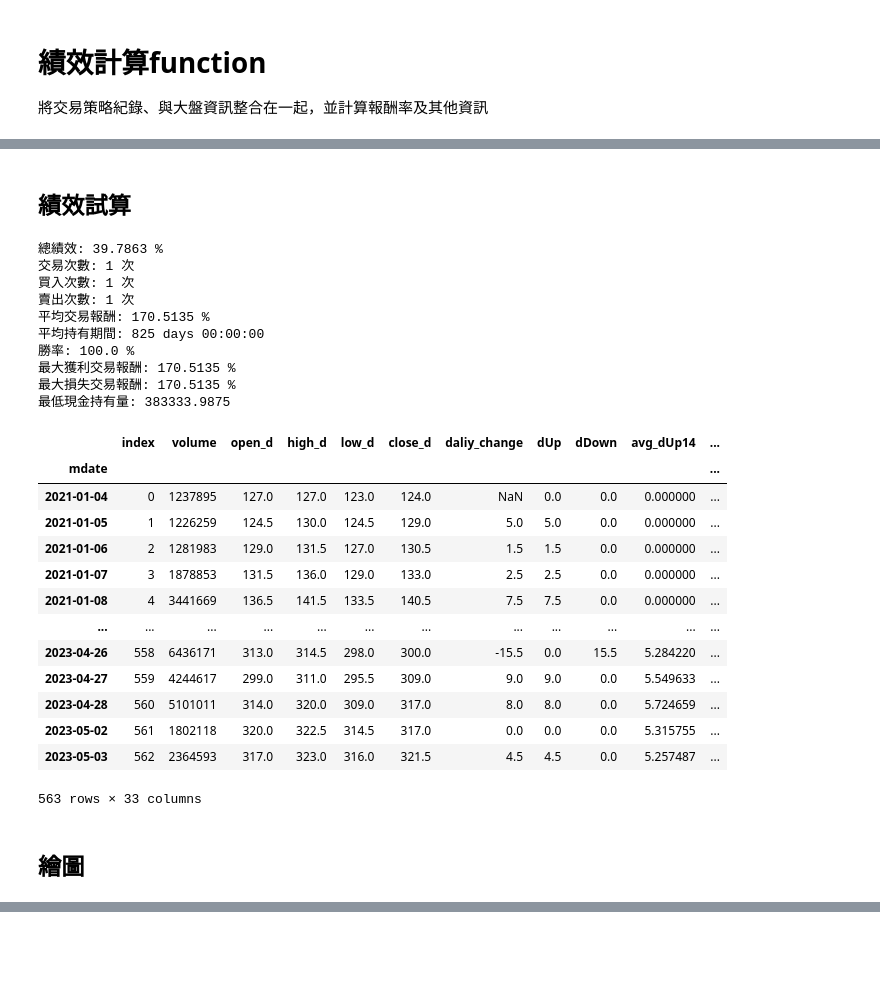
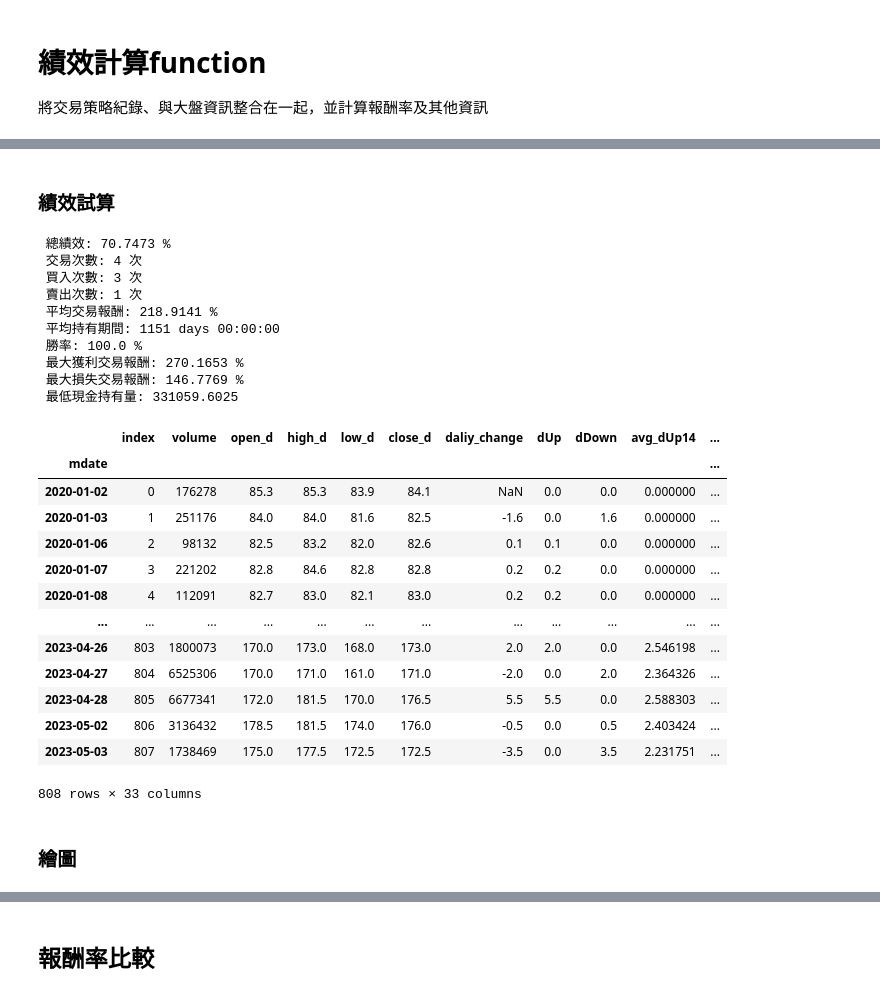
Before and after one commit to zying0113/-Quantitative_Investment_Analysis, a Jupyter notebook: Investment.ipynb, the cells around one changed output, grey strips where cells are left out. Saved outputs shown, nothing was run; the diff lists cells and outputs as text; code cells hidden in the pictures; blank space fills up the shorter version.

```diff
--- a/Investment.ipynb
+++ b/Investment.ipynb
@@ -1060,0 +880,3 @@ trade_book_ = trade_book_.loc[:, ['BuyOrSell', 'CashFlow', 'TradeUnit', 'Holding
+# %%
+trade_book = RSI_Strategy(principal , data)
+trade_book
@@ -1061,39 +899,40 @@ trade_book_ = trade_book_.loc[:, ['BuyOrSell', 'CashFlow', 'TradeUnit', 'Holding
+# %%
+trade_book_ = organ_tradebook(trade_book)
 # %% [markdown]
-## 績效試算
+### 績效試算
 # %%
-cash = principal
-data_ = performance_cal(data, trade_book_, market)
-num_output(data_)
+data_3 = performance_cal(principal, data, trade_book_, market)
+num_output(principal, data_3)
 # %% [output]
-總績效: 39.7863 %
-交易次數: 1 次
-買入次數: 1 次
-賣出次數: 1 次
-平均交易報酬: 170.5135 %
-平均持有期間: 825 days 00:00:00
-勝率: 100.0 %
-最大獲利交易報酬: 170.5135 %
-最大損失交易報酬: 170.5135 %
-最低現金持有量: 383333.9875
+ 總績效: 70.7473 %
+ 交易次數: 4 次
+ 買入次數: 3 次
+ 賣出次數: 1 次
+ 平均交易報酬: 218.9141 %
+ 平均持有期間: 1151 days 00:00:00
+ 勝率: 100.0 %
+ 最大獲利交易報酬: 270.1653 %
+ 最大損失交易報酬: 146.7769 %
+ 最低現金持有量: 331059.6025
-# %%
-data_
-# %% [output]
-|  | index | volume | open_d | high_d | low_d | close_d | daliy_change | dUp | dDown | avg_dUp14 | ... |
-| mdate |  |  |  |  |  |  |  |  |  |  | ... |
-| 2021-01-04 | 0 | 1237895 | 127.0 | 127.0 | 123.0 | 124.0 | NaN | 0.0 | 0.0 | 0.000000 | ... |
-| 2021-01-05 | 1 | 1226259 | 124.5 | 130.0 | 124.5 | 129.0 | 5.0 | 5.0 | 0.0 | 0.000000 | ... |
-| 2021-01-06 | 2 | 1281983 | 129.0 | 131.5 | 127.0 | 130.5 | 1.5 | 1.5 | 0.0 | 0.000000 | ... |
-| 2021-01-07 | 3 | 1878853 | 131.5 | 136.0 | 129.0 | 133.0 | 2.5 | 2.5 | 0.0 | 0.000000 | ... |
-| 2021-01-08 | 4 | 3441669 | 136.5 | 141.5 | 133.5 | 140.5 | 7.5 | 7.5 | 0.0 | 0.000000 | ... |
-| ... | ... | ... | ... | ... | ... | ... | ... | ... | ... | ... | ... |
-| 2023-04-26 | 558 | 6436171 | 313.0 | 314.5 | 298.0 | 300.0 | -15.5 | 0.0 | 15.5 | 5.284220 | ... |
-| 2023-04-27 | 559 | 4244617 | 299.0 | 311.0 | 295.5 | 309.0 | 9.0 | 9.0 | 0.0 | 5.549633 | ... |
-| 2023-04-28 | 560 | 5101011 | 314.0 | 320.0 | 309.0 | 317.0 | 8.0 | 8.0 | 0.0 | 5.724659 | ... |
-| 2023-05-02 | 561 | 1802118 | 320.0 | 322.5 | 314.5 | 317.0 | 0.0 | 0.0 | 0.0 | 5.315755 | ... |
-| 2023-05-03 | 562 | 2364593 | 317.0 | 323.0 | 316.0 | 321.5 | 4.5 | 4.5 | 0.0 | 5.257487 | ... |
-563 rows × 33 columns
+# %%
+data_3
+# %% [output]
+|  | index | volume | open_d | high_d | low_d | close_d | daliy_change | dUp | dDown | avg_dUp14 | ... |
+| mdate |  |  |  |  |  |  |  |  |  |  | ... |
+| 2020-01-02 | 0 | 176278 | 85.3 | 85.3 | 83.9 | 84.1 | NaN | 0.0 | 0.0 | 0.000000 | ... |
+| 2020-01-03 | 1 | 251176 | 84.0 | 84.0 | 81.6 | 82.5 | -1.6 | 0.0 | 1.6 | 0.000000 | ... |
+| 2020-01-06 | 2 | 98132 | 82.5 | 83.2 | 82.0 | 82.6 | 0.1 | 0.1 | 0.0 | 0.000000 | ... |
+| 2020-01-07 | 3 | 221202 | 82.8 | 84.6 | 82.8 | 82.8 | 0.2 | 0.2 | 0.0 | 0.000000 | ... |
+| 2020-01-08 | 4 | 112091 | 82.7 | 83.0 | 82.1 | 83.0 | 0.2 | 0.2 | 0.0 | 0.000000 | ... |
+| ... | ... | ... | ... | ... | ... | ... | ... | ... | ... | ... | ... |
+| 2023-04-26 | 803 | 1800073 | 170.0 | 173.0 | 168.0 | 173.0 | 2.0 | 2.0 | 0.0 | 2.546198 | ... |
+| 2023-04-27 | 804 | 6525306 | 170.0 | 171.0 | 161.0 | 171.0 | -2.0 | 0.0 | 2.0 | 2.364326 | ... |
+| 2023-04-28 | 805 | 6677341 | 172.0 | 181.5 | 170.0 | 176.5 | 5.5 | 5.5 | 0.0 | 2.588303 | ... |
+| 2023-05-02 | 806 | 3136432 | 178.5 | 181.5 | 174.0 | 176.0 | -0.5 | 0.0 | 0.5 | 2.403424 | ... |
+| 2023-05-03 | 807 | 1738469 | 175.0 | 177.5 | 172.5 | 172.5 | -3.5 | 0.0 | 3.5 | 2.231751 | ... |
+808 rows × 33 columns
 # %% [markdown]
-## 繪圖
+### 繪圖
 # %%
 #累積報酬圖
 
@@ -1156,3 +995,5 @@ fig.update_layout(
 fig.show()
 # %% [output]
 [interactive output not drawn]
+# %% [markdown]
+## 報酬率比較
```
Also changed, not shown: parts of 81 cells of this notebook.
